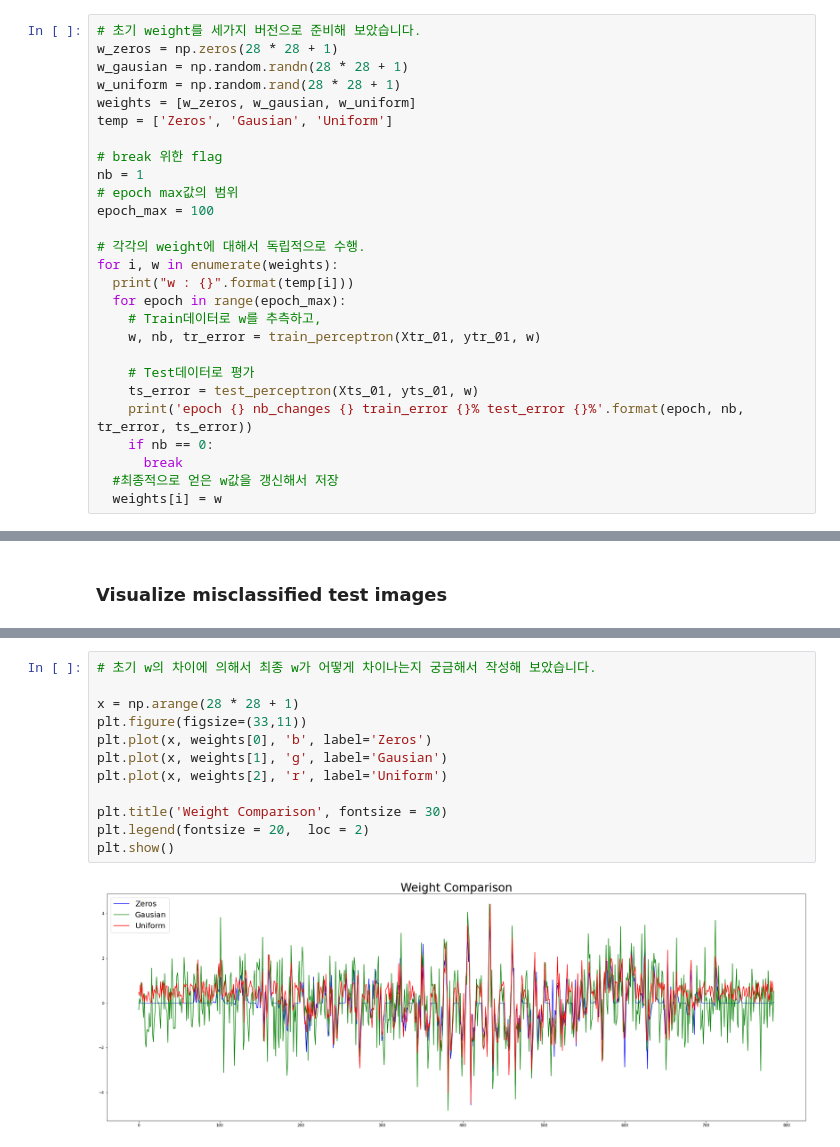
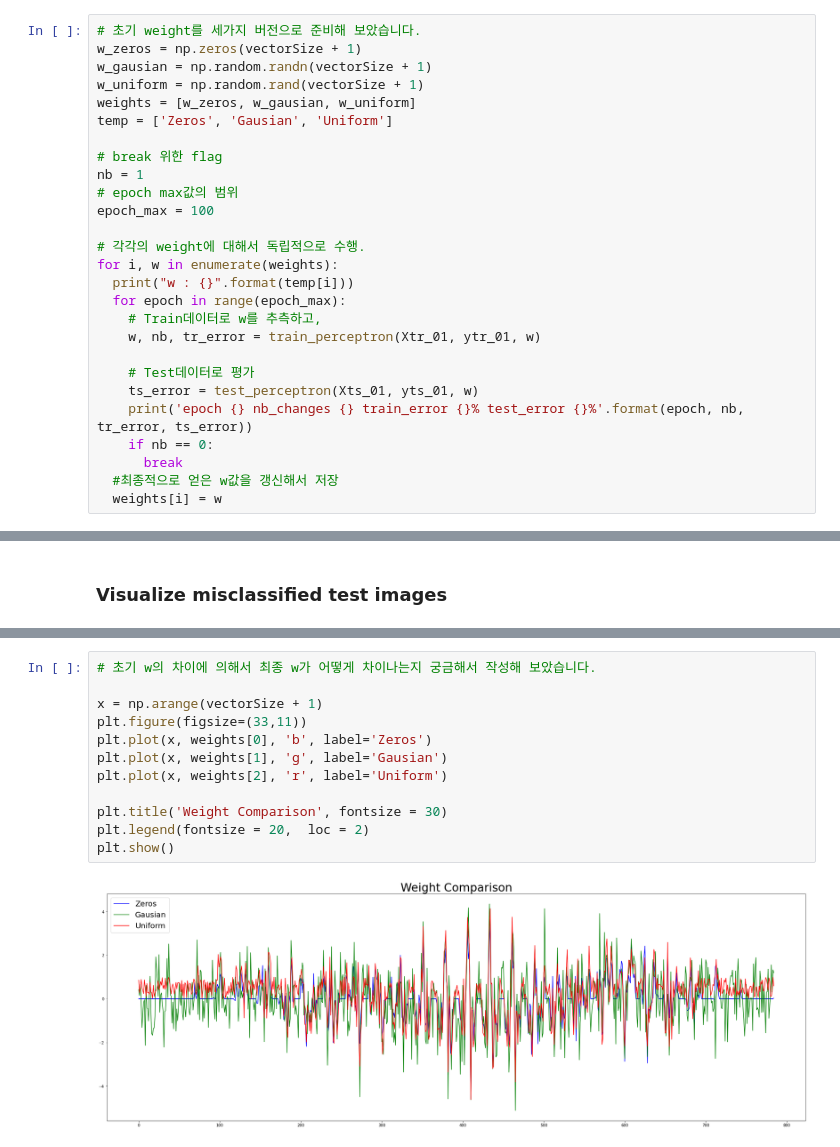
Before and after one commit to rhdtka21/Intro-To-AI, a Jupyter notebook: HW5_SeokJungwoo_2015003209.ipynb, the cells around one changed output, grey strips where cells are left out. Drawn from its saved outputs; the diff is of its cells as text.

```diff
--- a/HW5_SeokJungwoo_2015003209.ipynb
+++ b/HW5_SeokJungwoo_2015003209.ipynb
@@ -177,9 +177,9 @@ def misclassifiedShow(X, y, w):
 ### Train and Test the Model
 # %%
 # 초기 weight를 세가지 버전으로 준비해 보았습니다.
-w_zeros = np.zeros(28 * 28 + 1)
-w_gausian = np.random.randn(28 * 28 + 1)
-w_uniform = np.random.rand(28 * 28 + 1)
+w_zeros = np.zeros(vectorSize + 1)
+w_gausian = np.random.randn(vectorSize + 1)
+w_uniform = np.random.rand(vectorSize + 1)
 weights = [w_zeros, w_gausian, w_uniform]
 temp = ['Zeros', 'Gausian', 'Uniform']
 
@@ -242,14 +242,14 @@ w : Uniform
 # %%
 # 초기 w의 차이에 의해서 최종 w가 어떻게 차이나는지 궁금해서 작성해 보았습니다.
 
-x = np.arange(28 * 28 + 1)
+x = np.arange(vectorSize + 1)
 plt.figure(figsize=(33,11))
 plt.plot(x, weights[0], 'b', label='Zeros')
 plt.plot(x, weights[1], 'g', label='Gausian')
 plt.plot(x, weights[2], 'r', label='Uniform')
 
 plt.title('Weight Comparison', fontsize = 30)
 plt.legend(fontsize = 20,  loc = 2)
 plt.show()
 # %% [output]
-[figure, old version]
+[figure, new version]
```
Also changed, not shown: parts of 2 cells of this notebook.
